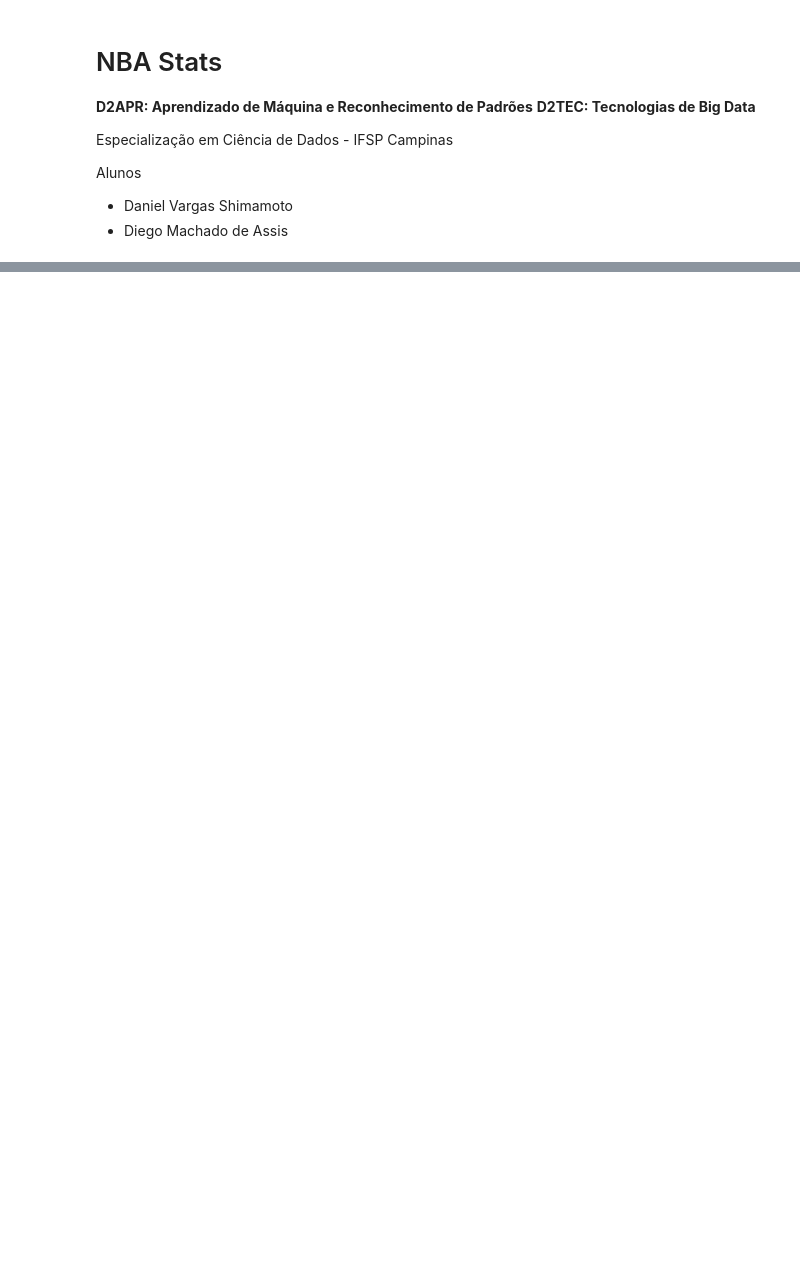
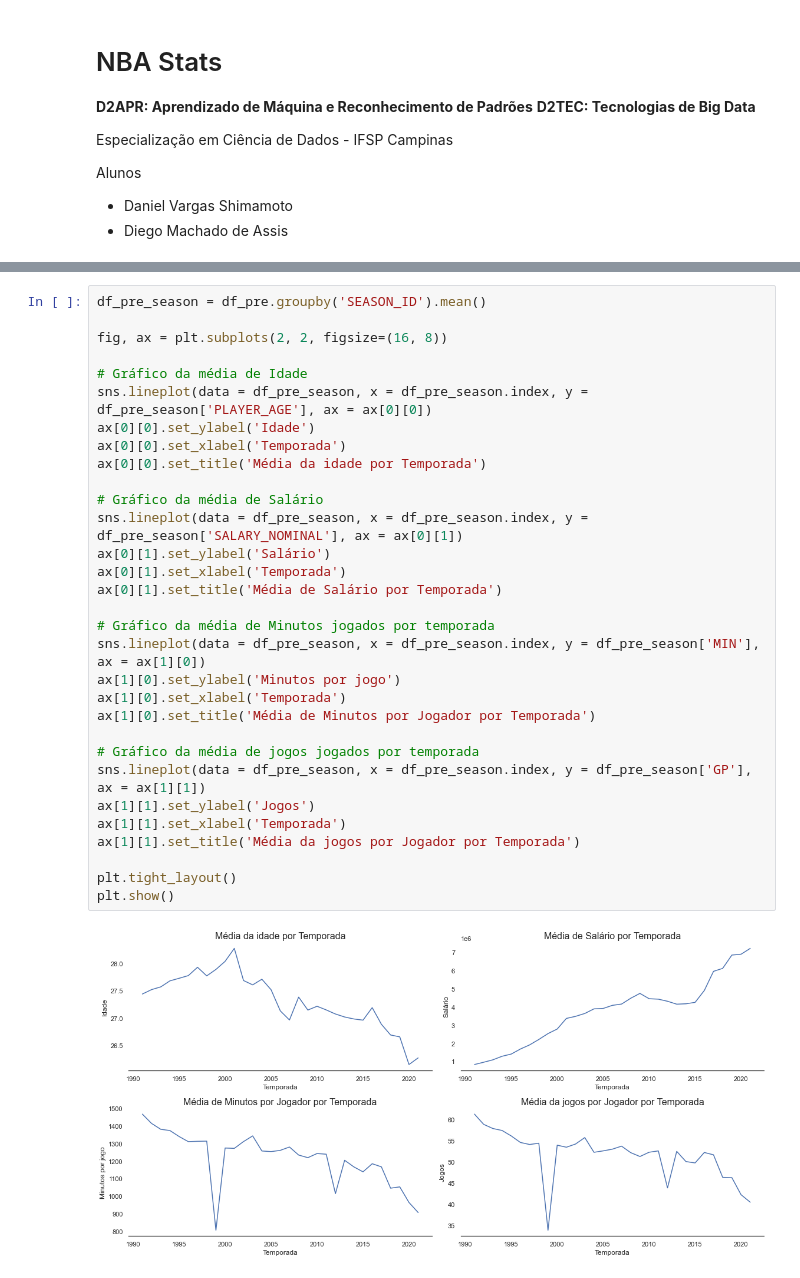
Before and after one commit to ciencia-dados-ifsp-grupo5/NBAstats, a Jupyter notebook: notebooks/NBAstats_data_analyse.ipynb, the cells around one changed output, grey strips where cells are left out. Saved outputs shown, nothing was run; the diff lists cells and outputs as text; blank space fills up the shorter version.

```diff
--- a/notebooks/NBAstats_data_analyse.ipynb
+++ b/notebooks/NBAstats_data_analyse.ipynb
@@ -105,0 +242,33 @@ Name: 0, dtype: object
+# %%
+df_pre_season = df_pre.groupby('SEASON_ID').mean()
+
+fig, ax = plt.subplots(2, 2, figsize=(16, 8))
+
+# Gráfico da média de Idade
+sns.lineplot(data = df_pre_season, x = df_pre_season.index, y = df_pre_season['PLAYER_AGE'], ax = ax[0][0])
+ax[0][0].set_ylabel('Idade')
+ax[0][0].set_xlabel('Temporada')
+ax[0][0].set_title('Média da idade por Temporada')
+
+# Gráfico da média de Salário
+sns.lineplot(data = df_pre_season, x = df_pre_season.index, y = df_pre_season['SALARY_NOMINAL'], ax = ax[0][1])
+ax[0][1].set_ylabel('Salário')
+ax[0][1].set_xlabel('Temporada')
+ax[0][1].set_title('Média de Salário por Temporada')
+
+# Gráfico da média de Minutos jogados por temporada
+sns.lineplot(data = df_pre_season, x = df_pre_season.index, y = df_pre_season['MIN'], ax = ax[1][0])
+ax[1][0].set_ylabel('Minutos por jogo')
+ax[1][0].set_xlabel('Temporada')
+ax[1][0].set_title('Média de Minutos por Jogador por Temporada')
+
+# Gráfico da média de jogos jogados por temporada
+sns.lineplot(data = df_pre_season, x = df_pre_season.index, y = df_pre_season['GP'], ax = ax[1][1])
+ax[1][1].set_ylabel('Jogos')
+ax[1][1].set_xlabel('Temporada')
+ax[1][1].set_title('Média da jogos por Jogador por Temporada')
+
+plt.tight_layout()
+plt.show()
+# %% [output]
+[figure, added]
```
Also changed, not shown: parts of 27 cells of this notebook.
